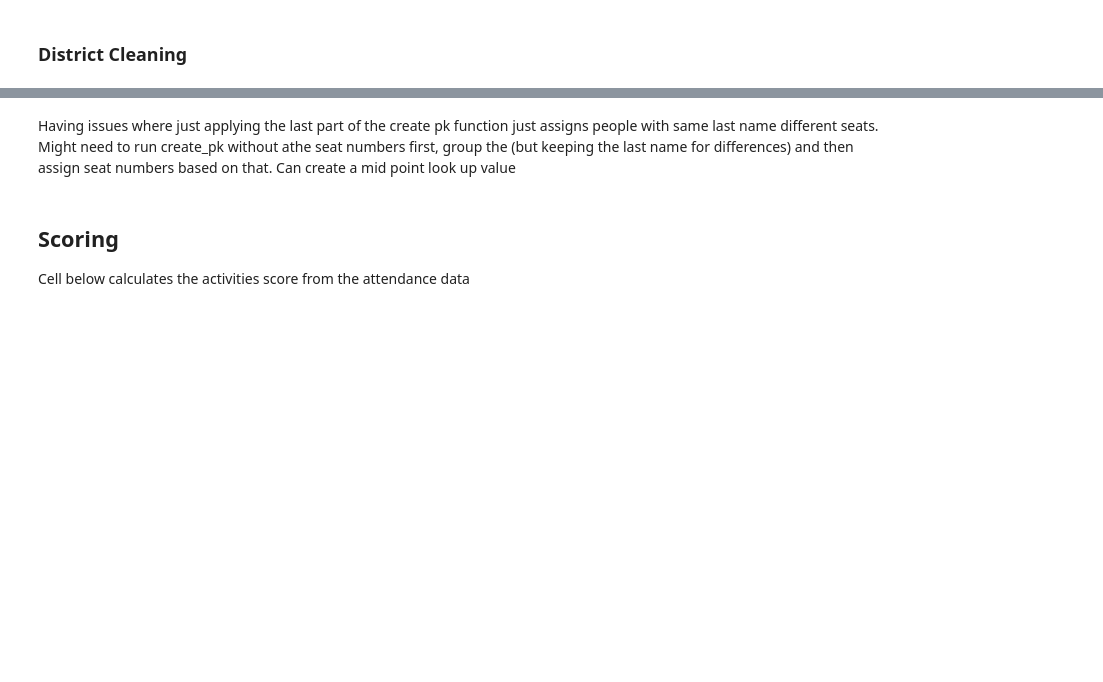
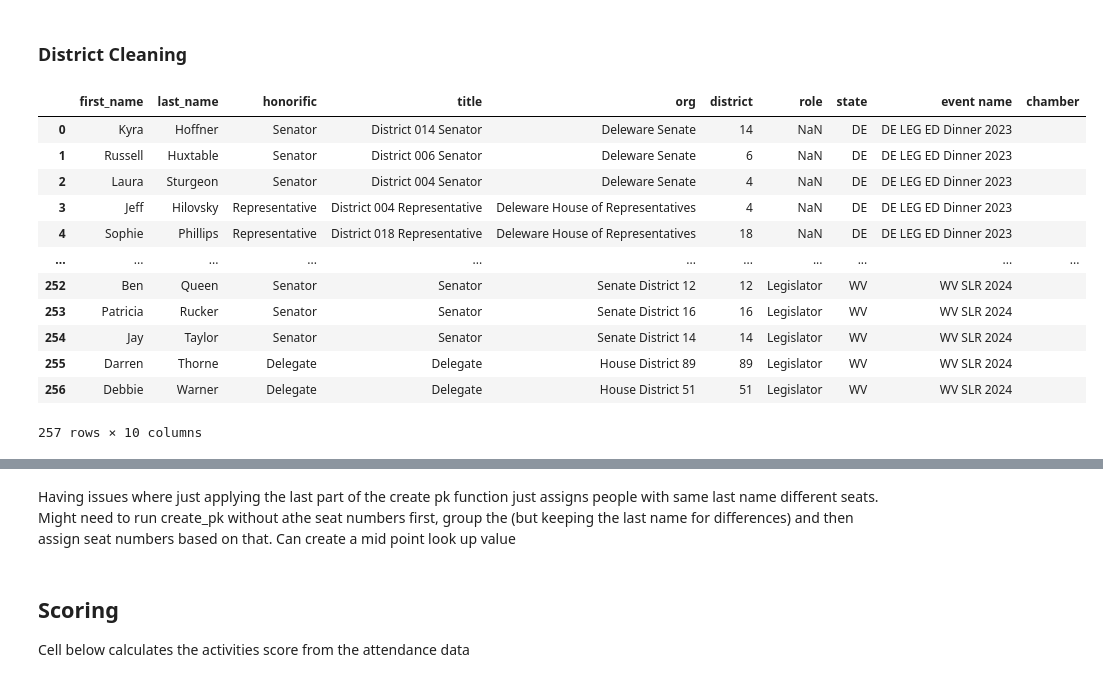
Before and after one commit to cnlutz20/THI_CPRL, a Jupyter notebook: scoring/get_activities_score.ipynb, the cells around one changed output, grey strips where cells are left out. Drawn from its saved outputs; the diff is of its cells as text; code cells hidden in the pictures; blank space fills up the shorter version.

```diff
--- a/scoring/get_activities_score.ipynb
+++ b/scoring/get_activities_score.ipynb
@@ -124,7 +124,7 @@ for event in events:
     break_all = False
     # #print(df)
     # continue
-    display_markdown(f'## {event_name}', raw=True)
+    # display_markdown(f'## {event_name}', raw=True)
     for i,state in enumerate(df['state']):
 
         # if "HKF" in str(df['event name'].iloc[i]):
@@ -256,6 +256,8 @@ for event in events:
             # ##print('\n')
     # if break_all == True:
         # break
+
+
     dfs.append(df)
 event_data = pd.concat(dfs)
 event_data.reset_index(inplace=True, drop = True)
@@ -294,16 +282,29 @@ os.chdir(r'C:\Users\clutz\OneDrive - THE HUNT INSTITUTE\Documents\Data\attendanc
 #Legislator search pattern set up
 title_pattern = r'[Rr]epresentative|[Ss]enator|[Ll]egislator'
 org_pattern = r'[Ss]enate|[Hh]ouse of ([Rr]epresentatives)?(Delegates)?|(?<!School )(?:House District|District)|[Ss]tate [Hh]ouse'
+exclude_pattern = r'[Aa]id(e)?|[Aa]ssistant|[Ss]taff'
 # %%
-
-#filter for state legislators
-filtered_df = event_data[event_data['title'].astype(str).apply(lambda x: bool(re.search(title_pattern, x))) |
-                 event_data['org'].astype(str).apply(lambda x: bool(re.search(org_pattern, x)))]
+# Filter for state legislators
+filtered_df = event_data[
+    (
+        event_data['title'].astype(str).apply(lambda x: bool(re.search(title_pattern, x))) |
+        event_data['org'].astype(str).apply(lambda x: bool(re.search(org_pattern, x)))
+    ) &
+    ~(
+        event_data['org'].astype(str).apply(lambda x: bool(re.search(exclude_pattern, x)))
+    )
+]
 # %%
 
 #regine values with districts
 w_districts = filtered_df[(filtered_df['org'].str.contains(r'[Dd]istrict\s?\d{1,3}[A-Za-z]?|[Dd](-|\s)?\d{2,3}[A-Za-z]?', regex=True) |
-                filtered_df['title'].str.contains(r'[Dd]istrict\s?\d{1,3}[A-Za-z]?|[Dd](-|\s)?\d{2,3}[A-Za-z]?', regex=True))]
+                filtered_df['title'].str.contains(r'[Dd]istrict\s?\d{1,3}[A-Za-z]?|[Dd](-|\s)?\d{2,3}[A-Za-z]?', regex=True)) &
+                ~(filtered_df['title'].str.contains(r'[Aa]ssistant|[Aa]id(e)?|[Ss]taff', regex=True, na=False))]
+
+
+n_districts = filtered_df[~(filtered_df['org'].str.contains(r'[Dd]istrict\s?\d{1,3}[A-Za-z]?|[Dd](-|\s)?\d{2,3}[A-Za-z]?', regex=True) |
+                filtered_df['title'].str.contains(r'[Dd]istrict\s?\d{1,3}[A-Za-z]?|[Dd](-|\s)?\d{2,3}[A-Za-z]?', regex=True)) &
+                ~(filtered_df['title'].str.contains(r'[Aa]ssistant|[Aa]id(e)?|[Ss]taff', regex=True, na=False))]
 
 w_districts.reset_index(inplace=True, drop=True)
 w_districts['chamber'] = ""
@@ -334,33 +335,48 @@ for a,b in zip(w_districts.title, w_districts.org):
             # print('################')
             # print(match_a)
         # print(str(dis))
 
     if 'district' in str(b).lower() or re.search(r'[Dd]-?\s?\d{1,3}[A-Za-z]?', str(b)):
         match_b = re.findall(r'[Dd]istrict\s?\d{1,3}[A-Za-z]?|[Dd]-?\s?\d{1,3}[A-Za-z]?', str(b))
         match_b = [x for x in match_b if len(x) > 0]
         if len(match_b) == 0:
             print('no results for org')
             print(b)
 
         else:
             has_b = True
             match = match_b[0]
             # print("b match: " + match)
             # print('################')
             # print(match_b)
     # else:
     #     print('no results')
     #     print(a)
     #     print(b)
 
 
     if has_b == True or has_a == True:
         match_final = re.findall(r'\d+[A-Za-z]?', str(match))
         # print("final match: " + str(match_final[0]))
         # print("putting it on row: " + str(i))
         w_districts.loc[i, 'district'] = str(match_final[0]).strip().lstrip('0')
 
     i +=1
+w_districts
+# %% [output]
+|  | first_name | last_name | honorific | title | org | district | role | state | event name | chamber |
+| 0 | Kyra | Hoffner | Senator | District 014 Senator | Deleware Senate | 14 | NaN | DE | DE LEG ED Dinner 2023 |  |
+| 1 | Russell | Huxtable | Senator | District 006 Senator | Deleware Senate | 6 | NaN | DE | DE LEG ED Dinner 2023 |  |
+| 2 | Laura | Sturgeon | Senator | District 004 Senator | Deleware Senate | 4 | NaN | DE | DE LEG ED Dinner 2023 |  |
+| 3 | Jeff | Hilovsky | Representative | District 004 Representative | Deleware House of Representatives | 4 | NaN | DE | DE LEG ED Dinner 2023 |  |
+| 4 | Sophie | Phillips | Representative | District 018 Representative | Deleware House of Representatives | 18 | NaN | DE | DE LEG ED Dinner 2023 |  |
+| ... | ... | ... | ... | ... | ... | ... | ... | ... | ... | ... |
+| 252 | Ben | Queen | Senator | Senator | Senate District 12 | 12 | Legislator | WV | WV SLR 2024 |  |
+| 253 | Patricia | Rucker | Senator | Senator | Senate District 16 | 16 | Legislator | WV | WV SLR 2024 |  |
+| 254 | Jay | Taylor | Senator | Senator | Senate District 14 | 14 | Legislator | WV | WV SLR 2024 |  |
+| 255 | Darren | Thorne | Delegate | Delegate | House District 89 | 89 | Legislator | WV | WV SLR 2024 |  |
+| 256 | Debbie | Warner | Delegate | Delegate | House District 51 | 51 | Legislator | WV | WV SLR 2024 |  |
+257 rows × 10 columns
 # %%
 #Data export to create patch file
 # os.chdir(r'C:\Users\clutz\OneDrive - THE HUNT INSTITUTE\Documents\Data\attendance data\exports')
```
Also changed, not shown: parts of 17 cells of this notebook, 2 other files.
